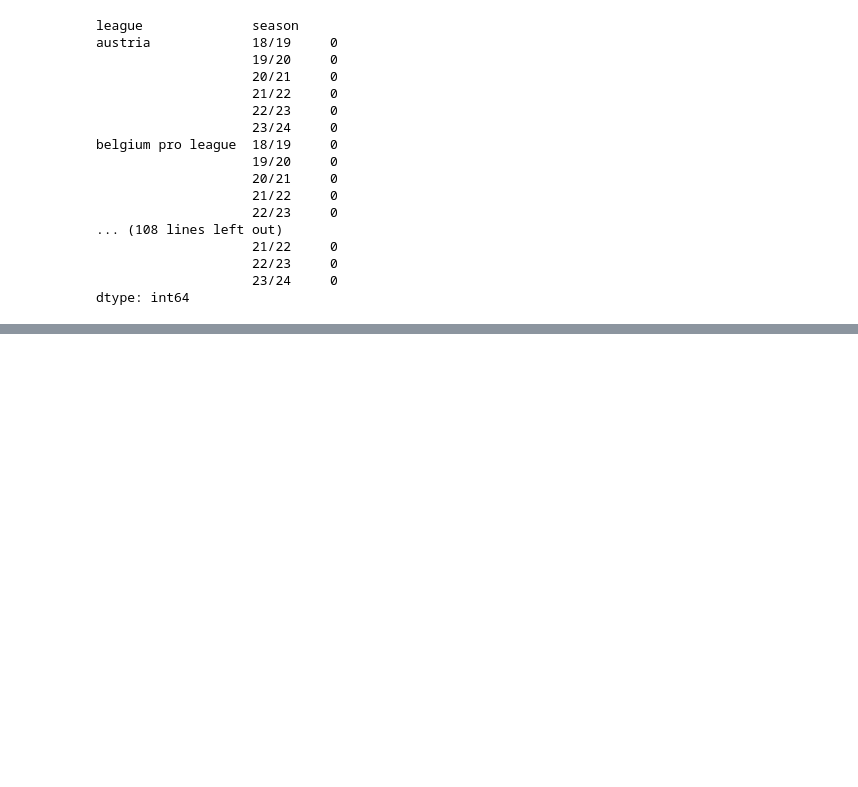
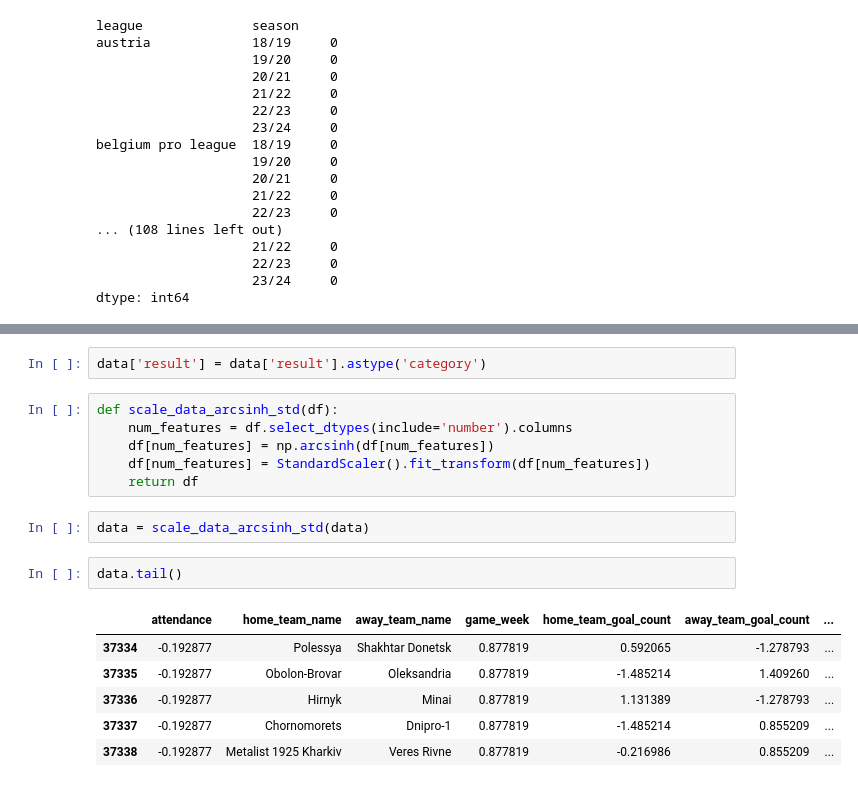
Before and after one commit to lukaszlewickii/football_games_predictor, a Jupyter notebook: model_building.ipynb, the cells around one changed output, grey strips where cells are left out. Saved outputs shown, nothing was run; the diff lists cells and outputs as text; blank space fills up the shorter version.

```diff
--- a/model_building.ipynb
+++ b/model_building.ipynb
@@ -72,0 +82,19 @@ dtype: int64
+# %%
+data['result'] = data['result'].astype('category')
+# %%
+def scale_data_arcsinh_std(df):
+    num_features = df.select_dtypes(include='number').columns
+    df[num_features] = np.arcsinh(df[num_features])
+    df[num_features] = StandardScaler().fit_transform(df[num_features])
+    return df
+# %%
+data = scale_data_arcsinh_std(data)
+# %%
+data.tail()
+# %% [output]
+|  | attendance | home_team_name | away_team_name | game_week | home_team_goal_count | away_team_goal_count | ... |
+| 37334 | -0.192877 | Polessya | Shakhtar Donetsk | 0.877819 | 0.592065 | -1.278793 | ... |
+| 37335 | -0.192877 | Obolon-Brovar | Oleksandria | 0.877819 | -1.485214 | 1.409260 | ... |
+| 37336 | -0.192877 | Hirnyk | Minai | 0.877819 | 1.131389 | -1.278793 | ... |
+| 37337 | -0.192877 | Chornomorets | Dnipro-1 | 0.877819 | -1.485214 | 0.855209 | ... |
+| 37338 | -0.192877 | Metalist 1925 Kharkiv | Veres Rivne | 0.877819 | -0.216986 | 0.855209 | ... |
```
Also changed, not shown: parts of 39 cells of this notebook.
